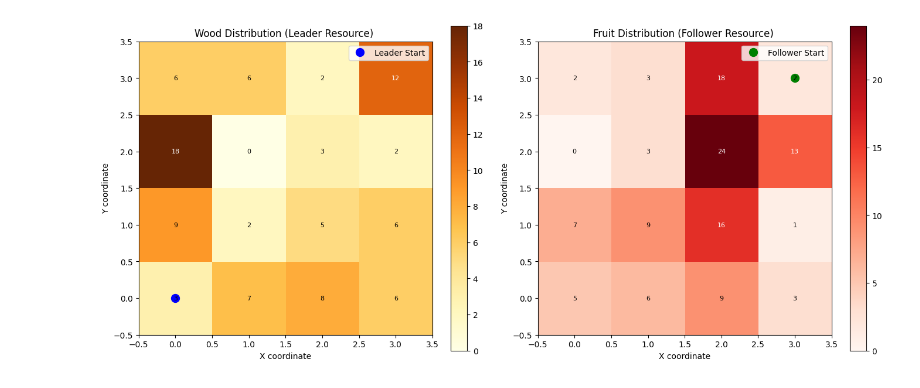
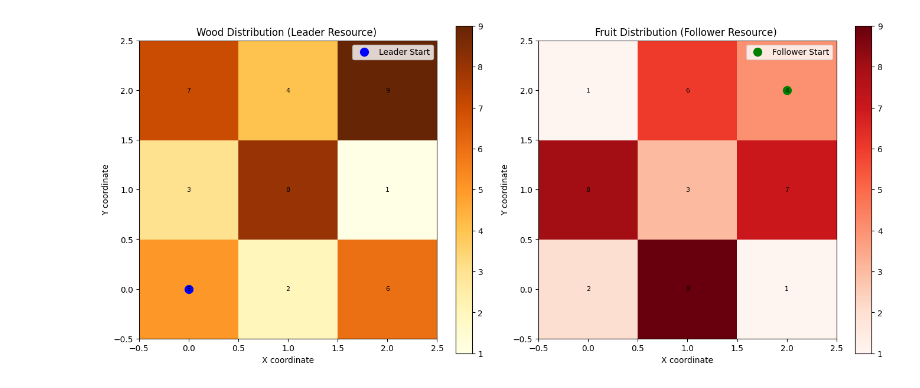
Before and after one commit to Prog-Neuro-Com/Stackelberg-MDP-Game, a Jupyter notebook: quick_start.ipynb, the cells around one changed output. Drawn from its saved outputs; the diff is of its cells as text; code cells hidden in the pictures.

```diff
--- a/quick_start.ipynb
+++ b/quick_start.ipynb
@@ -1,27 +1,27 @@
 # %%
 from src.forest_game import ForestCollectionMDP
 import numpy as np
 
 # Create custom forest map
 forest_map = np.array([
     [[5, 2], [3, 8], [7, 1]],
     [[2, 9], [8, 3], [4, 6]],
     [[6, 1], [1, 7], [9, 4]]
 ])
 
 
 # Initialize game
 game = ForestCollectionMDP(
-    grid_size=(4, 4),
-    forest_map=None,
+    grid_size=(3, 3),
+    forest_map=forest_map,
     leader_start=(0, 0),
-    follower_start=(3, 3),
-    max_steps_leader=5,
-    max_steps_follower=5,
+    follower_start=(2, 2),
+    max_steps_leader=1,
+    max_steps_follower=1,
     leader_starts_first=True
 )
 
 # Visualize the forest
 game.visualize_forest()
 # %% [output]
-[figure, old version]
+[figure, new version]
```
Also changed, not shown: parts of 5 cells of this notebook, 9 other files.
